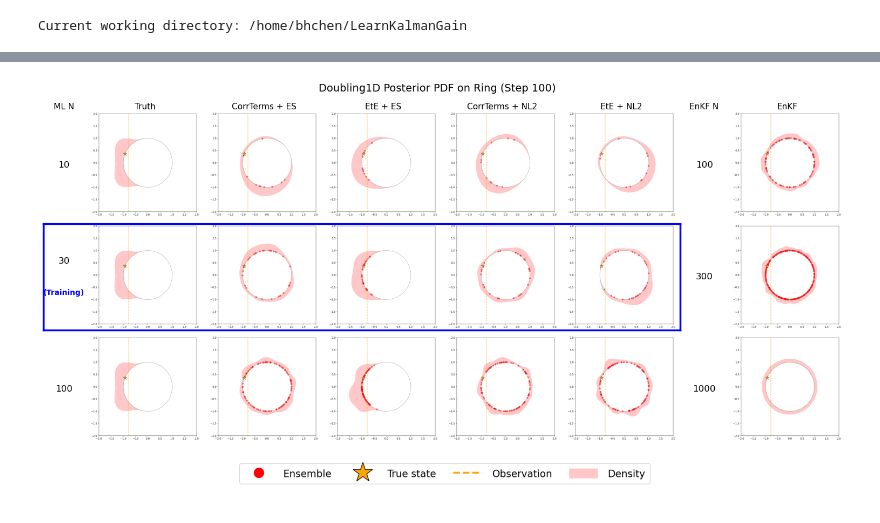
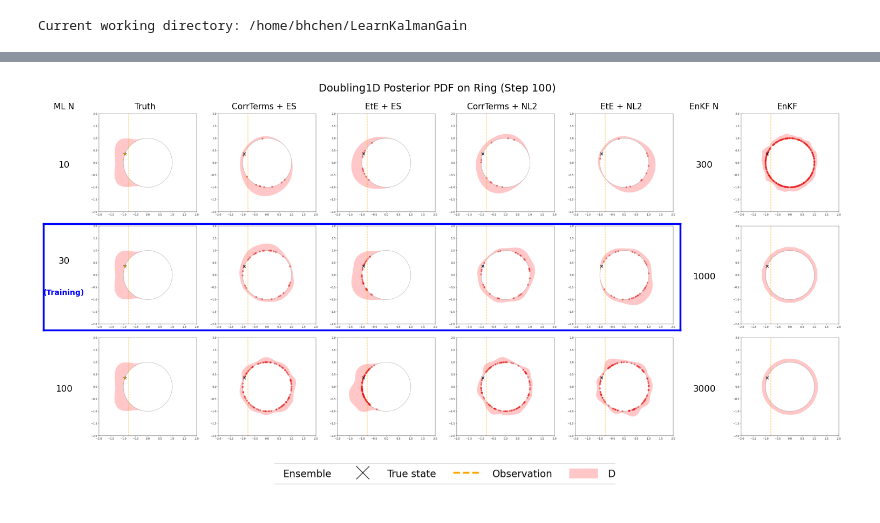
Before and after one commit to wispcarey/Proper-Scoring-Ensemble-Filter, a Jupyter notebook: test_notebooks/doubling1d_results.ipynb, the cells around one changed output, grey strips where cells are left out. Saved outputs shown, nothing was run; the diff lists cells and outputs as text; code cells hidden in the pictures.

```diff
--- a/test_notebooks/doubling1d_results.ipynb
+++ b/test_notebooks/doubling1d_results.ipynb
@@ -15,7 +15,8 @@ import matplotlib.pyplot as plt
 
 base_dir = Path('save/doubling1d_results')
 enkf_dir = Path('save/benchmark_doubling1d_0.2_EnKF')
-legend_path = Path('save/benchmark_doubling1d_0.2_EnKF/post_density_legend.png')
+legend_path = enkf_dir / 'post_density_legend.png'
+truth_dir = Path('save/doubling1d_pf_vis')
 
 methods = [
     ('CorrTerms + ES', '2026-02-12_19-24doubling1d_0.2_30_60_8192_es_joint_CorrTermsNone_cos2pi'),
@@ -26,13 +27,16 @@ methods = [
 
 steps = [100, 150, 200]
 ml_ensemble_sizes = [10, 30, 100]
-enkf_ensemble_sizes = [100, 300, 1000]
+enkf_ensemble_sizes = [300, 1000, 3000]
 seed = 0
+stages = [
+    ('Posterior', 'post', 'POST'),
+    ('Prior', 'prior', 'PRIOR'),
+]
 
-# Legend crop parameters (ratios from 0.0 to 1.0).
 legend_crop = {
-    'left': 0.1,
-    'right': 0.1,
+    'left': 0.2,
+    'right': 0.2,
     'top': 0.2,
     'bottom': 0.2,
 }
@@ -41,43 +45,54 @@ legend_height_ratio = 0.5
 if len(ml_ensemble_sizes) != len(enkf_ensemble_sizes):
     raise ValueError('ML and EnKF ensemble-size lists must have the same length.')
 
+for required_path in (base_dir, enkf_dir, truth_dir):
+    if not required_path.exists():
+        raise FileNotFoundError(f'Missing required directory: {required_path}')
+
 if not legend_path.exists():
     raise FileNotFoundError(f'Missing legend image: {legend_path}')
 
 
 def crop_image(image, crop):
-    """
-    Crops an image based on provided ratios.
-    Input: image array, crop dict with float ratios (0.0 to 1.0)
-    Output: cropped image array
-    """
     h, w = image.shape[:2]
-
     left = int(w * crop.get('left', 0.0))
     right = int(w * crop.get('right', 0.0))
     top = int(h * crop.get('top', 0.0))
     bottom = int(h * crop.get('bottom', 0.0))
 
     if left + right >= w:
-        raise ValueError(f'Legend crop left+right ratio exceeds 1.0.')
+        raise ValueError('Legend crop left+right ratio exceeds 1.0.')
     if top + bottom >= h:
-        raise ValueError(f'Legend crop top+bottom ratio exceeds 1.0.')
+        raise ValueError('Legend crop top+bottom ratio exceeds 1.0.')
 
     x_end = w - right if right > 0 else w
     y_end = h - bottom if bottom > 0 else h
     return image[top:y_end, left:x_end]
 
 
-legend_img = crop_image(plt.imread(legend_path), legend_crop)
-
-for step in steps:
+def get_truth_path(step, truth_tag):
     timestep = step - 1
-    truth_post_path = Path(
-        f'save/doubling1d_pf_vis/sigma_y0.2_batch64_len200_pfN1000000_timestep{timestep}_42_g0_POST_0_ring_pdf_on_ring_nohist.png'
+    return truth_dir / (
+        f'sigma_y0.2_batch64_len200_pfN1000000_timestep{timestep}_42_g0_{truth_tag}_0_ring_pdf_on_ring_nohist.png'
     )
 
-    if not truth_post_path.exists():
-        raise FileNotFoundError(f'Missing truth image for step {step}: {truth_post_path}')
+
+def get_ml_path(method_folder, ml_n, step, stage_key):
+    prefix = f'test_{ml_n}_{seed}'
+    if stage_key == 'prior':
+        prefix += '_prior'
+    return base_dir / method_folder / f'{prefix}_g0_slice_step{step}_0_ring_pdf_on_ring_nohist.png'
+
+
+def get_enkf_path(enkf_n, step, stage_key):
+    stage_token = 'classic_prior' if stage_key == 'prior' else 'classic'
+    return enkf_dir / f'test_{enkf_n}_0_{stage_token}_g0_slice_step{step}_0_ring_pdf_on_ring_nohist.png'
+
+
+def save_grid_image(step, stage_label, stage_key, truth_tag, legend_img):
+    truth_path = get_truth_path(step, truth_tag)
+    if not truth_path.exists():
+        raise FileNotFoundError(f'Missing truth image for {stage_label.lower()} step {step}: {truth_path}')
 
     nrows = len(ml_ensemble_sizes)
     ncols = 1 + 1 + len(methods) + 1 + 1
@@ -90,7 +105,6 @@ for step in steps:
         width_ratios=width_ratios,
         height_ratios=[1] * nrows + [legend_height_ratio],
     )
-
     axes = [[fig.add_subplot(gs[r, c]) for c in range(ncols)] for r in range(nrows)]
 
     column_titles = ['ML N', 'Truth'] + [m[0] for m in methods] + ['EnKF N', 'EnKF']
@@ -98,18 +112,14 @@ for step in steps:
         axes[0][col].set_title(title, fontsize=11, pad=3)
 
     missing = []
-    truth_img = plt.imread(truth_post_path)
+    truth_img = plt.imread(truth_path)
 
     for row, (ml_n, enkf_n) in enumerate(zip(ml_ensemble_sizes, enkf_ensemble_sizes)):
         ax_ml_n = axes[row][0]
         ax_ml_n.axis('off')
-
-        # Add blue bounding box and label for N=30 (excluding EnKF columns)
         if ml_n == 30:
             ax_ml_n.text(0.5, 0.65, str(ml_n), ha='center', va='center', fontsize=12)
             ax_ml_n.text(0.5, 0.35, '(Training)', ha='center', va='center', fontsize=10, color='blue', weight='bold')
-
-            # Create a transparent overlay axis spanning columns 0 to 5 (ML columns)
             box_ax = fig.add_subplot(gs[row, 0:6], zorder=10)
             box_ax.set_facecolor('none')
             box_ax.set_xticks([])
@@ -126,14 +136,12 @@ for step in steps:
         for i, (_, method_folder) in enumerate(methods):
             col = 2 + i
             ax = axes[row][col]
-            image_path = base_dir / method_folder / f'test_{ml_n}_{seed}_g0_slice_step{step}_0_ring_pdf_on_ring_nohist.png'
-
+            image_path = get_ml_path(method_folder, ml_n, step, stage_key)
             if not image_path.exists():
                 missing.append(str(image_path))
                 ax.axis('off')
                 ax.text(0.5, 0.5, 'Missing', ha='center', va='center', fontsize=10)
                 continue
-
             ax.imshow(plt.imread(image_path))
             ax.axis('off')
 
@@ -142,8 +150,7 @@ for step in steps:
         ax_enkf_n.text(0.5, 0.5, str(enkf_n), ha='center', va='center', fontsize=12)
 
         ax_enkf = axes[row][3 + len(methods)]
-        enkf_path = enkf_dir / f'test_{enkf_n}_0_classic_g0_slice_step{step}_0_ring_pdf_on_ring_nohist.png'
-
+        enkf_path = get_enkf_path(enkf_n, step, stage_key)
         if not enkf_path.exists():
             missing.append(str(enkf_path))
             ax_enkf.axis('off')
@@ -154,18 +161,29 @@ for step in steps:
 
     if missing:
         raise FileNotFoundError(
-            f'Some expected images were not found for step {step}:\n' + '\n'.join(missing)
+            f'Some expected images were not found for {stage_label.lower()} step {step}:\n' + '\n'.join(missing)
         )
 
     legend_ax = fig.add_subplot(gs[nrows, :])
     legend_ax.imshow(legend_img, aspect='equal')
     legend_ax.axis('off')
 
-    fig.suptitle(f'Doubling1D Posterior PDF on Ring (Step {step})', fontsize=14, y=0.985)
+    fig.suptitle(f'Doubling1D {stage_label} PDF on Ring (Step {step})', fontsize=14, y=0.985)
     fig.subplots_adjust(left=0.02, right=0.998, top=0.92, bottom=0.03, wspace=0.02, hspace=0.06)
 
-    output_path = Path(f'save/doubling1d_results/doubling1d_results_grid_step{step}_with_enkf_and_legend.png')
+    if stage_key == 'post':
+        output_path = base_dir / f'doubling1d_results_grid_step{step}_with_enkf_and_legend.png'
+    else:
+        output_path = base_dir / f'doubling1d_results_grid_step{step}_{stage_key}_with_enkf_and_legend.png'
+
     fig.savefig(output_path, dpi=260, bbox_inches='tight', pad_inches=0.02)
-    print(f'Saved grid image to: {output_path}')
+    print(f'Saved {stage_label.lower()} grid image to: {output_path}')
     plt.show()
+
+
+legend_img = crop_image(plt.imread(legend_path), legend_crop)
+
+for stage_label, stage_key, truth_tag in stages:
+    for step in steps:
+        save_grid_image(step, stage_label, stage_key, truth_tag, legend_img)
 # %% [output]
@@ -173 +191 @@ Saved grid image to: save/doubling1d_results/doubling1d_results_grid_step100_wit
-[figure, old version]
+[figure, new version]
```
Also changed, not shown: parts of 2 cells of this notebook, 3 other files.
